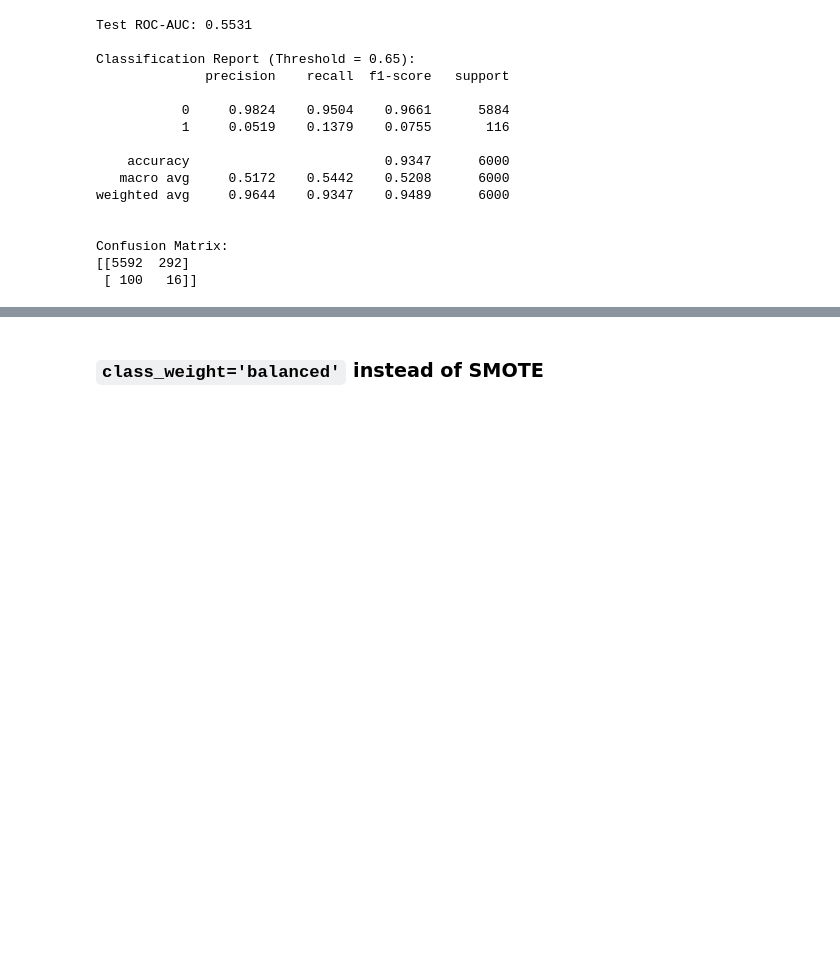
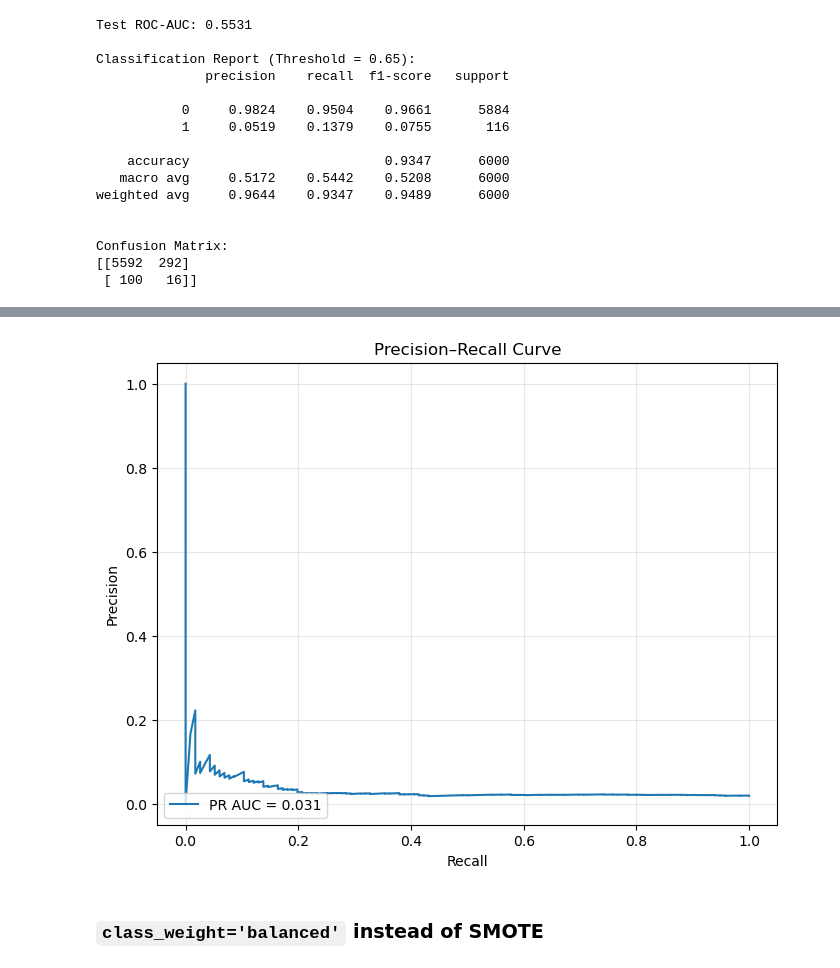
Before and after one commit to loowenwen/cs3244-project, a Jupyter notebook: src/logistic_regression.ipynb, the cells around one changed output, grey strips where cells are left out. Cells and saved outputs as stored; diff of their text form; code cells hidden in the pictures; blank space fills up the shorter version.

Commit message:
pr curve for final model

```diff
--- a/src/logistic_regression.ipynb
+++ b/src/logistic_regression.ipynb
@@ -368,6 +368,20 @@ plt.grid(alpha=0.3)
 plt.show()
 # %% [output]
 [figure]
+# %%
+precision, recall, _ = precision_recall_curve(y_test, y_proba_tuned)
+pr_auc = auc(recall, precision)
+
+plt.figure(figsize=(8, 6))
+plt.plot(recall, precision, label=f'PR AUC = {pr_auc:.3f}')
+plt.xlabel('Recall')
+plt.ylabel('Precision')
+plt.title('Precision–Recall Curve')
+plt.legend(loc='lower left')
+plt.grid(alpha=0.3)
+plt.show()
+# %% [output]
+[figure, added]
 # %% [markdown]
 ### `class_weight='balanced'` instead of SMOTE
 # %%
```
Also changed, not shown: parts of 1 cell of this notebook.
